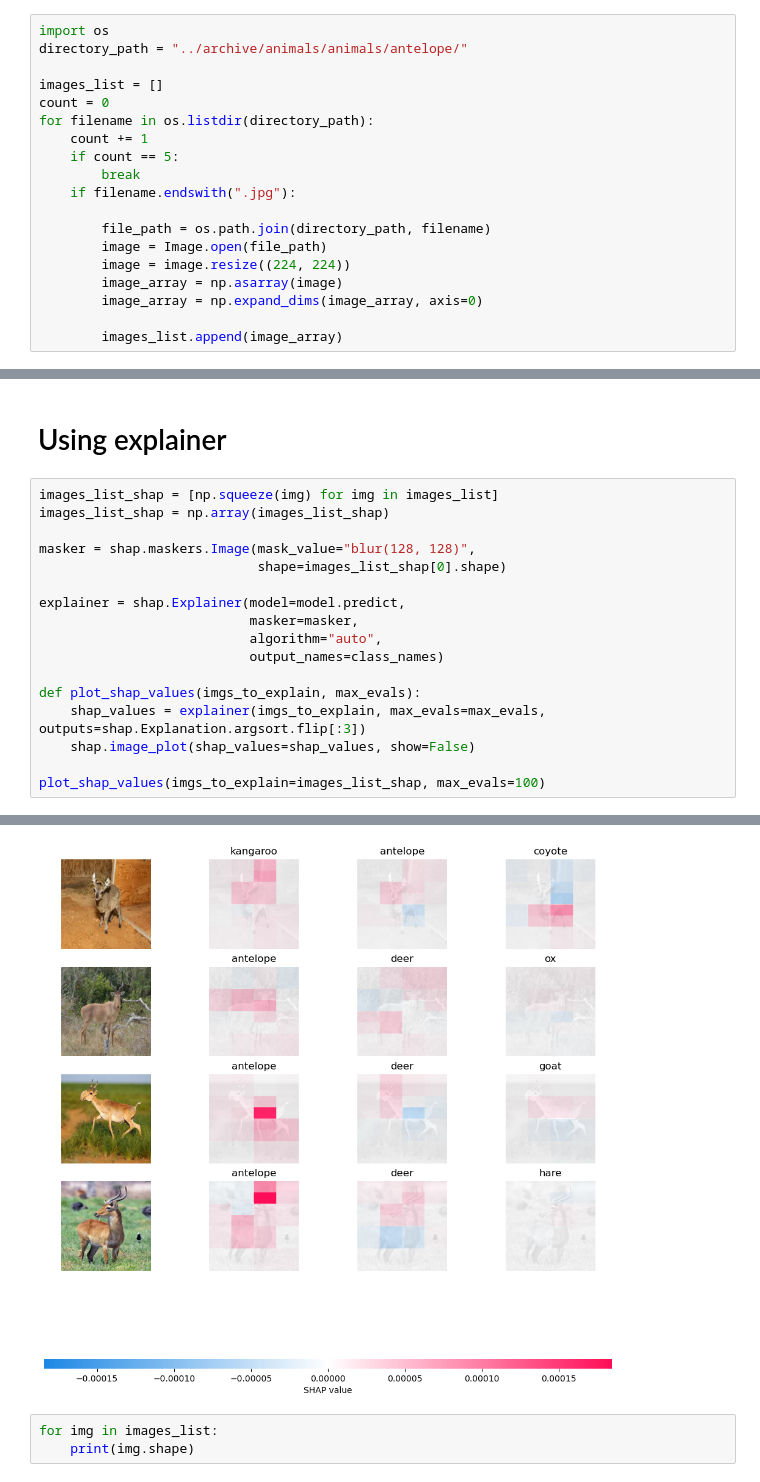
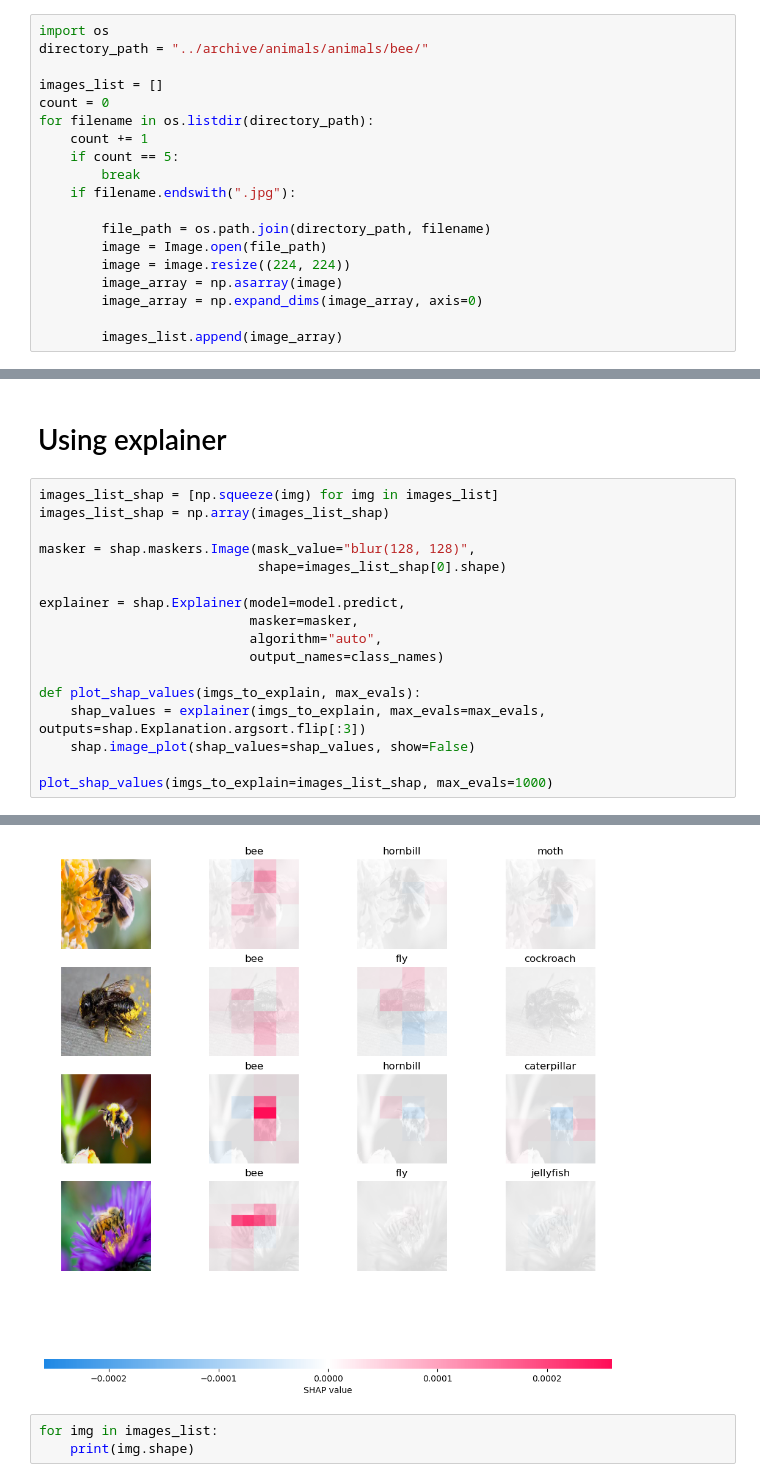
Before and after one commit to pedrocavalc/Animal-Classification-System, a Jupyter notebook: notebooks/explainable.ipynb, the cells around one changed output, grey strips where cells are left out. Cells and saved outputs as stored; diff of their text form.

```diff
--- a/notebooks/explainable.ipynb
+++ b/notebooks/explainable.ipynb
@@ -30,7 +30,7 @@ WARNING:tensorflow:Error in loading the saved optimizer state. As a result, your
 # Load image
 # %%
 import os
-directory_path = "../archive/animals/animals/antelope/"
+directory_path = "../archive/animals/animals/bee/"
 
 images_list = []
 count = 0
@@ -113,5 +113,5 @@ def plot_shap_values(imgs_to_explain, max_evals):
     shap_values = explainer(imgs_to_explain, max_evals=max_evals, outputs=shap.Explanation.argsort.flip[:3])
     shap.image_plot(shap_values=shap_values, show=False)
 
-plot_shap_values(imgs_to_explain=images_list_shap, max_evals=100)
+plot_shap_values(imgs_to_explain=images_list_shap, max_evals=1000)
 # %% [output]
@@ -148,4 +148,4 @@ plot_shap_values(imgs_to_explain=images_list_shap, max_evals=100)
-[figure, old version]
+[figure, new version]
 # %%
 for img in images_list:
     print(img.shape)
```
Also changed, not shown: parts of 4 cells of this notebook, 3 other files.
